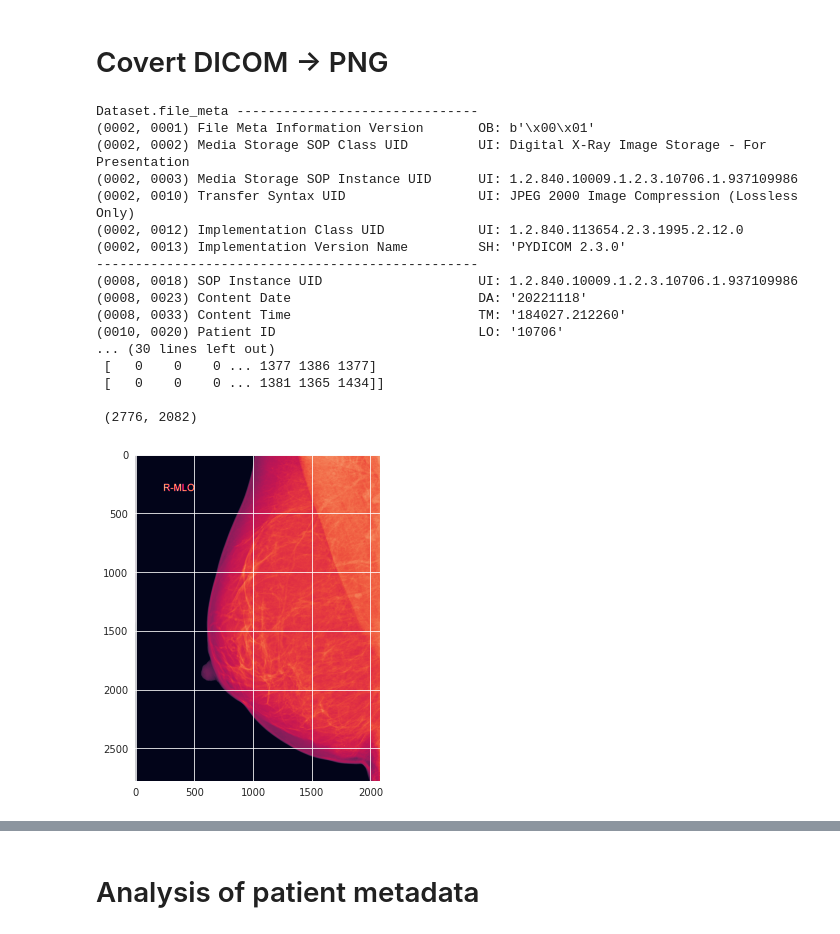
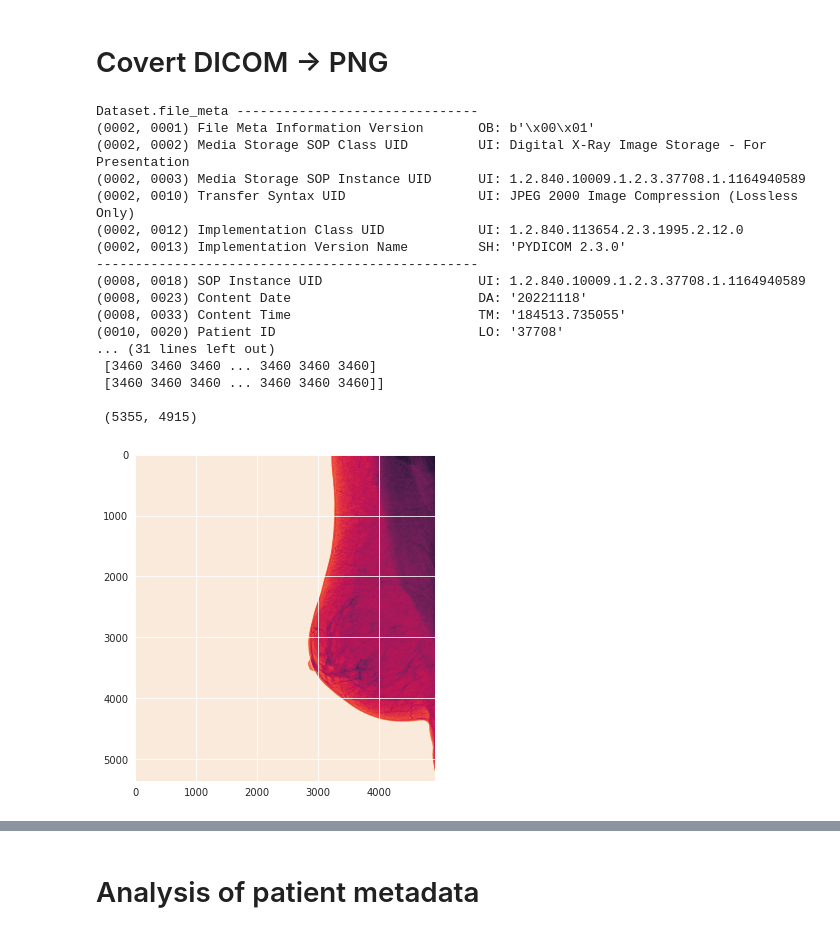
Before and after one commit to Nishitha-12/MajorProj2023, a Jupyter notebook: major-proj-final1.ipynb, the cells around one changed output, grey strips where cells are left out. Cells and saved outputs as stored; diff of their text form; code cells hidden in the pictures.

```diff
--- a/major-proj-final1.ipynb
+++ b/major-proj-final1.ipynb
@@ -157,32 +159,32 @@ train_images  = glob.glob(img_data+"/train_images/*/*")
 # %%
 def fun_process(path:str):
     read_dcm = pydicom.dcmread(path)
     print(read_dcm)
     print("\n")
     img = read_dcm.pixel_array
     print(img)
     print("\n", img.shape, "\n")
     img_show = PIL.Image.fromarray(img)
     plt.figure(figsize=(6,6))
     plt.imshow(img_show)
-    img_show.save('show1.png')
-fun_process(train_images[1])
+    img_show.save('show3.png')
+fun_process(train_images[10130])
 # %% [output]
 Dataset.file_meta -------------------------------
 (0002, 0001) File Meta Information Version       OB: b'\x00\x01'
 (0002, 0002) Media Storage SOP Class UID         UI: Digital X-Ray Image Storage - For Presentation
-(0002, 0003) Media Storage SOP Instance UID      UI: 1.2.840.10009.1.2.3.10706.1.937109986
+(0002, 0003) Media Storage SOP Instance UID      UI: 1.2.840.10009.1.2.3.37708.1.1164940589
 (0002, 0010) Transfer Syntax UID                 UI: JPEG 2000 Image Compression (Lossless Only)
 (0002, 0012) Implementation Class UID            UI: 1.2.840.113654.2.3.1995.2.12.0
 (0002, 0013) Implementation Version Name         SH: 'PYDICOM 2.3.0'
 -------------------------------------------------
-(0008, 0018) SOP Instance UID                    UI: 1.2.840.10009.1.2.3.10706.1.937109986
+(0008, 0018) SOP Instance UID                    UI: 1.2.840.10009.1.2.3.37708.1.1164940589
 (0008, 0023) Content Date                        DA: '20221118'
-(0008, 0033) Content Time                        TM: '184027.212260'
-(0010, 0020) Patient ID                          LO: '10706'
-... (30 lines left out)
- [   0    0    0 ... 1377 1386 1377]
- [   0    0    0 ... 1381 1365 1434]]
+(0008, 0033) Content Time                        TM: '184513.735055'
+(0010, 0020) Patient ID                          LO: '37708'
+... (31 lines left out)
+ [3460 3460 3460 ... 3460 3460 3460]
+ [3460 3460 3460 ... 3460 3460 3460]]
 
- (2776, 2082)
+ (5355, 4915)
-[figure, old version]
+[figure, new version]
```
Also changed, not shown: parts of 12 cells of this notebook.
